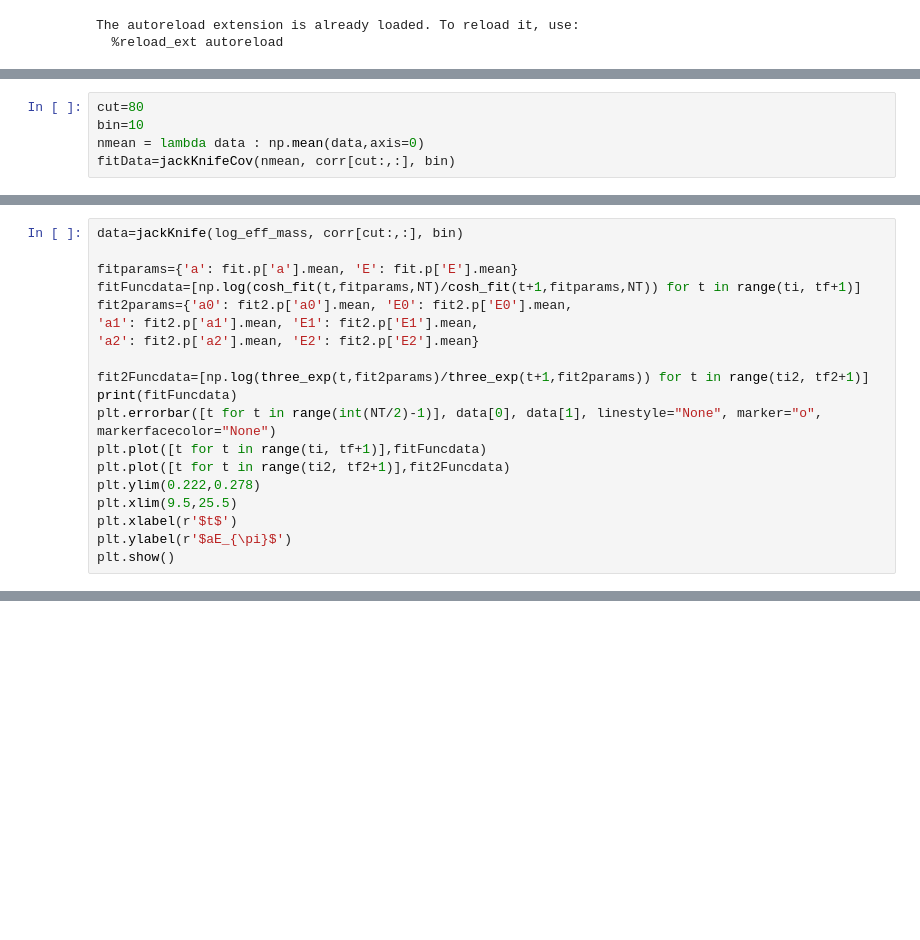
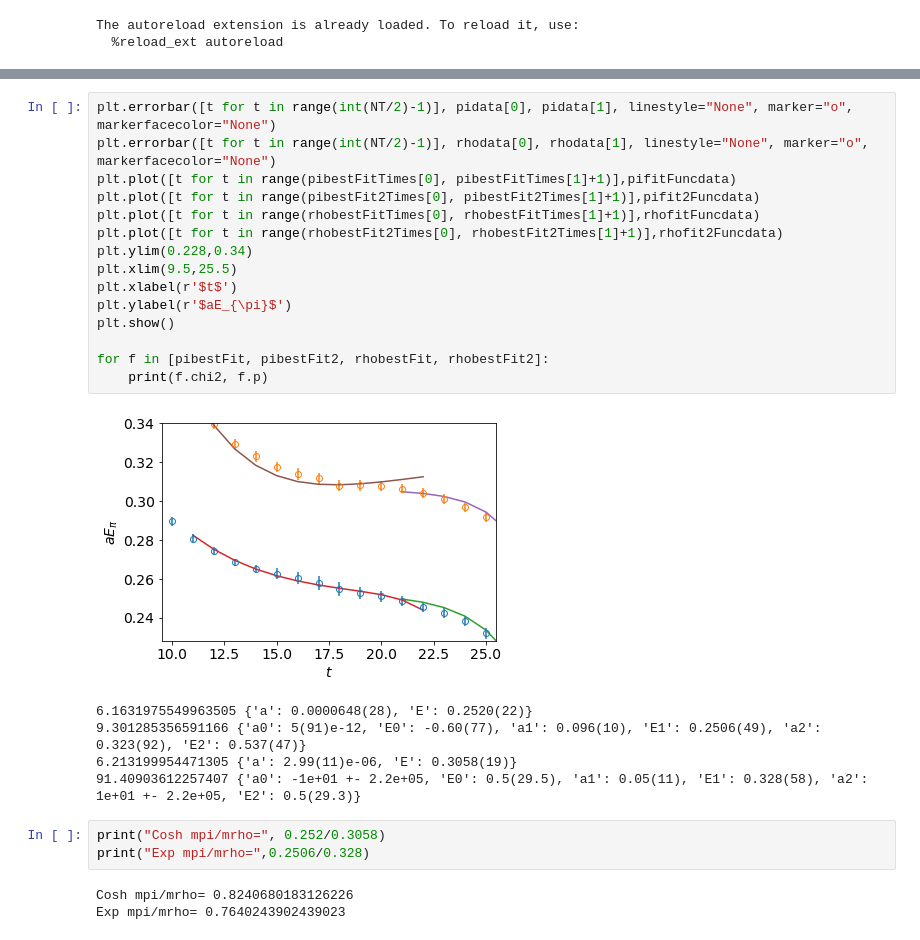
Before and after one commit to chrisculver/su4_hmc_analysis, a Jupyter notebook: MesonFitting/tst.ipynb, the cells around one changed output, grey strips where cells are left out. Saved outputs shown, nothing was run; the diff lists cells and outputs as text; blank space fills up the shorter version.

```diff
--- a/MesonFitting/tst.ipynb
+++ b/MesonFitting/tst.ipynb
@@ -45,8 +91,3 @@ plt.show()
-# %%
-cut=80
-bin=10
-nmean = lambda data : np.mean(data,axis=0)
-fitData=jackKnifeCov(nmean, corr[cut:,:], bin)
 # %%
 def cosh_fit(x,p,NT):
     return p['a']*np.cosh(p['E']*(x-(NT/2)))
@@ -93,19 +144,0 @@ print(fit2.p)
-# %%
-data=jackKnife(log_eff_mass, corr[cut:,:], bin)
-
-fitparams={'a': fit.p['a'].mean, 'E': fit.p['E'].mean}
-fitFuncdata=[np.log(cosh_fit(t,fitparams,NT)/cosh_fit(t+1,fitparams,NT)) for t in range(ti, tf+1)]
-fit2params={'a0': fit2.p['a0'].mean, 'E0': fit2.p['E0'].mean,
-'a1': fit2.p['a1'].mean, 'E1': fit2.p['E1'].mean,
-'a2': fit2.p['a2'].mean, 'E2': fit2.p['E2'].mean}
-
-fit2Funcdata=[np.log(three_exp(t,fit2params)/three_exp(t+1,fit2params)) for t in range(ti2, tf2+1)]
-print(fitFuncdata)
-plt.errorbar([t for t in range(int(NT/2)-1)], data[0], data[1], linestyle="None", marker="o", markerfacecolor="None")
-plt.plot([t for t in range(ti, tf+1)],fitFuncdata)
-plt.plot([t for t in range(ti2, tf2+1)],fit2Funcdata)
-plt.ylim(0.222,0.278)
-plt.xlim(9.5,25.5)
-plt.xlabel(r'$t$')
-plt.ylabel(r'$aE_{\pi}$')
-plt.show()
@@ -114,0 +180,27 @@ plt.show()
+# %%
+plt.errorbar([t for t in range(int(NT/2)-1)], pidata[0], pidata[1], linestyle="None", marker="o", markerfacecolor="None")
+plt.errorbar([t for t in range(int(NT/2)-1)], rhodata[0], rhodata[1], linestyle="None", marker="o", markerfacecolor="None")
+plt.plot([t for t in range(pibestFitTimes[0], pibestFitTimes[1]+1)],pifitFuncdata)
+plt.plot([t for t in range(pibestFit2Times[0], pibestFit2Times[1]+1)],pifit2Funcdata)
+plt.plot([t for t in range(rhobestFitTimes[0], rhobestFitTimes[1]+1)],rhofitFuncdata)
+plt.plot([t for t in range(rhobestFit2Times[0], rhobestFit2Times[1]+1)],rhofit2Funcdata)
+plt.ylim(0.228,0.34)
+plt.xlim(9.5,25.5)
+plt.xlabel(r'$t$')
+plt.ylabel(r'$aE_{\pi}$')
+plt.show()
+
+for f in [pibestFit, pibestFit2, rhobestFit, rhobestFit2]:
+    print(f.chi2, f.p)
+# %% [output]
+[figure, added]
+6.1631975549963505 {'a': 0.0000648(28), 'E': 0.2520(22)}
+9.301285356591166 {'a0': 5(91)e-12, 'E0': -0.60(77), 'a1': 0.096(10), 'E1': 0.2506(49), 'a2': 0.323(92), 'E2': 0.537(47)}
+6.213199954471305 {'a': 2.99(11)e-06, 'E': 0.3058(19)}
+91.40903612257407 {'a0': -1e+01 +- 2.2e+05, 'E0': 0.5(29.5), 'a1': 0.05(11), 'E1': 0.328(58), 'a2': 1e+01 +- 2.2e+05, 'E2': 0.5(29.3)}
+# %%
+print("Cosh mpi/mrho=", 0.252/0.3058)
+print("Exp mpi/mrho=",0.2506/0.328)
+# %% [output]
+Cosh mpi/mrho= 0.8240680183126226
+Exp mpi/mrho= 0.7640243902439023
```
Also changed, not shown: parts of 13 cells of this notebook, 1 other file.
